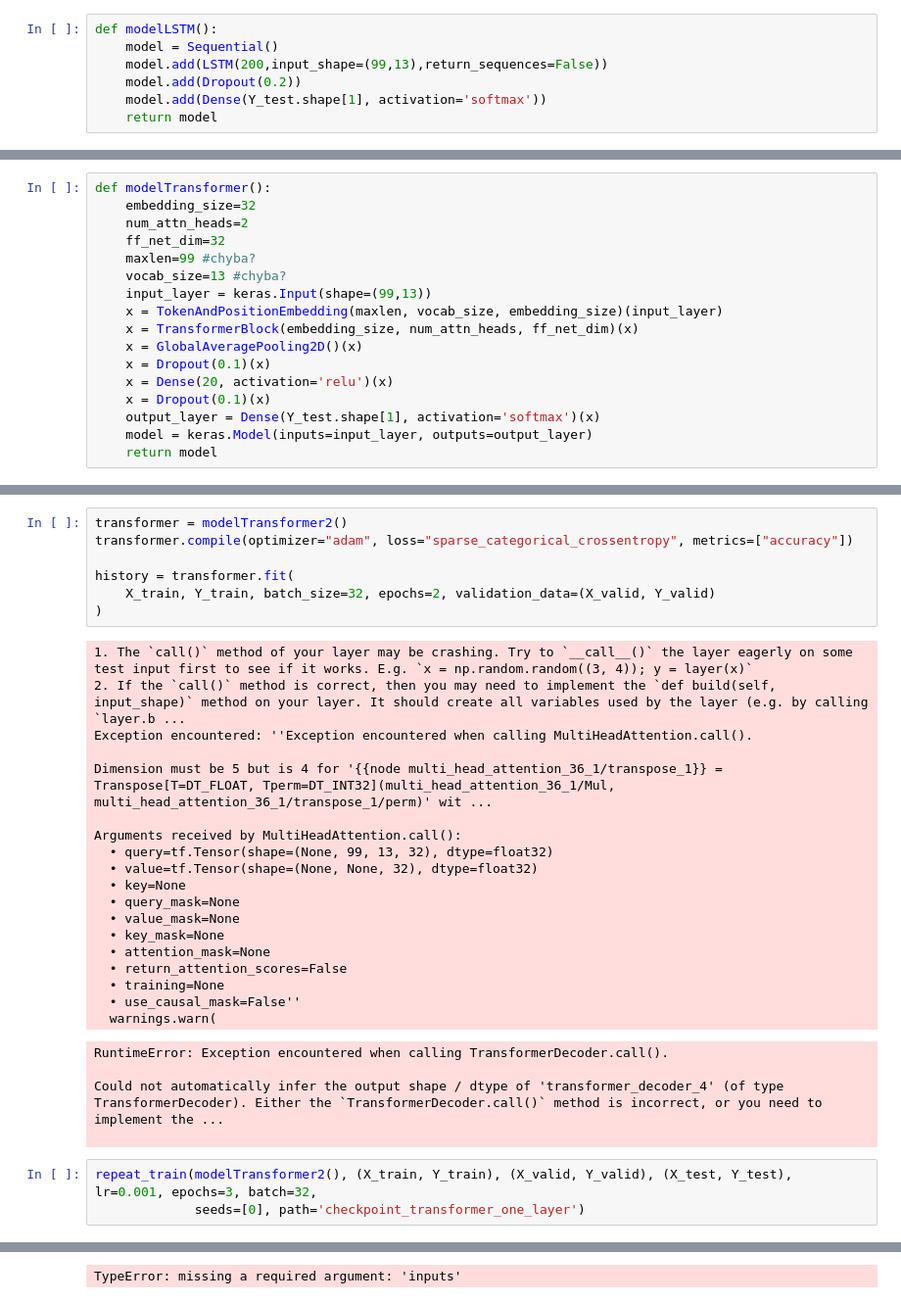
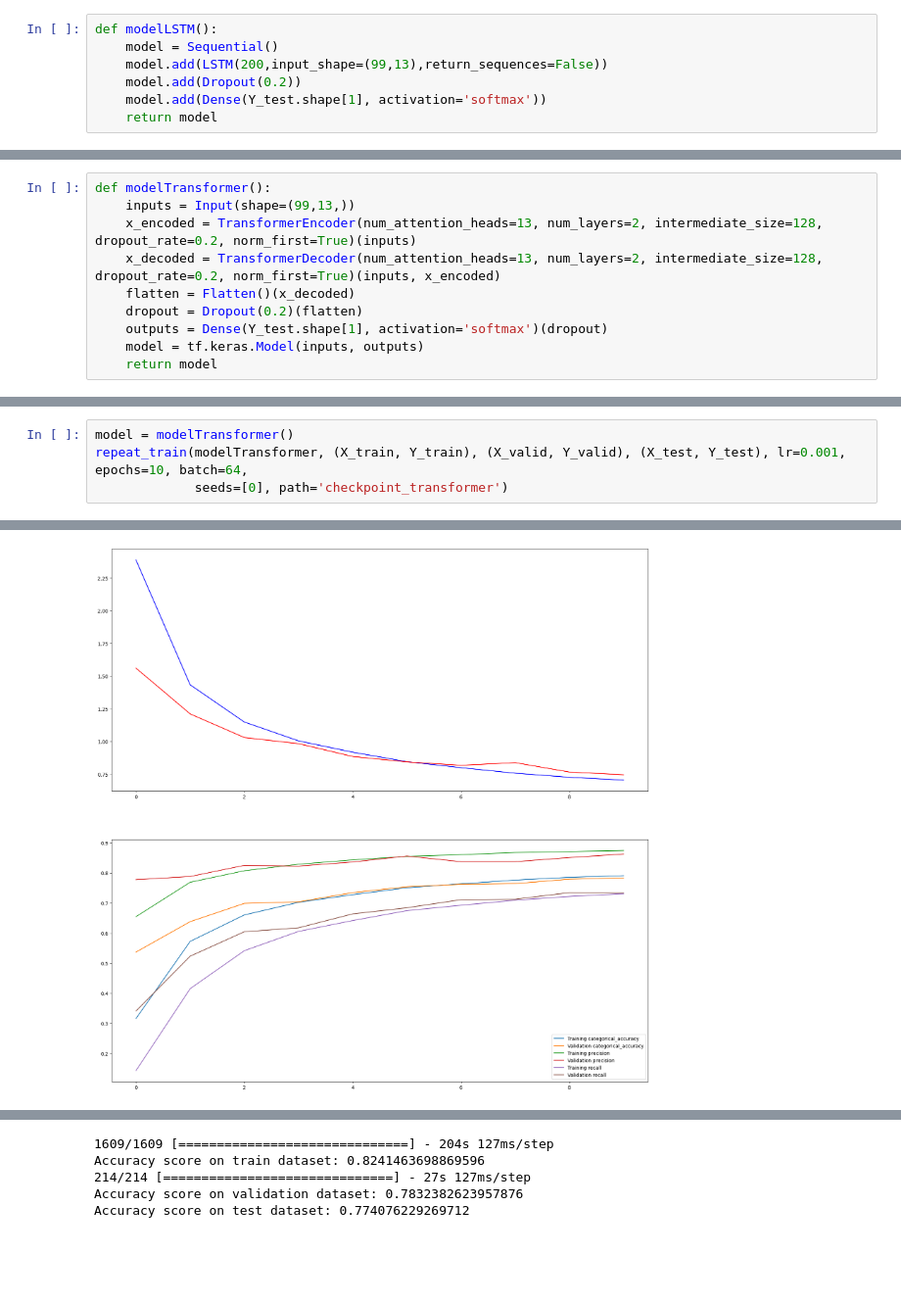
Before and after one commit to pasterzewa/RNN-DL-Project, a Jupyter notebook: Transformers.ipynb, the cells around one changed output, grey strips where cells are left out. Shown at 98% size. Drawn from its saved outputs; the diff is of its cells as text; blank space fills up the shorter version.

Commit message:
dobry transformer
(nie decepticon)

```diff
--- a/Transformers.ipynb
+++ b/Transformers.ipynb
@@ -649,17 +371,0 @@ class TokenAndPositionEmbedding(Layer):
-# %%
-def modelTransformer():
-    embedding_size=32
-    num_attn_heads=2
-    ff_net_dim=32
-    maxlen=99 #chyba?
-    vocab_size=13 #chyba?
-    input_layer = keras.Input(shape=(99,13))
-    x = TokenAndPositionEmbedding(maxlen, vocab_size, embedding_size)(input_layer)
-    x = TransformerBlock(embedding_size, num_attn_heads, ff_net_dim)(x)
-    x = GlobalAveragePooling2D()(x)
-    x = Dropout(0.1)(x)
-    x = Dense(20, activation='relu')(x)
-    x = Dropout(0.1)(x)
-    output_layer = Dense(Y_test.shape[1], activation='softmax')(x)
-    model = keras.Model(inputs=input_layer, outputs=output_layer)
-    return model
@@ -716 +372,11 @@ Shape of X_train reshaped: (51486, 1287)
+# %%
+def modelTransformer():
+    inputs = Input(shape=(99,13,))
+    x_encoded = TransformerEncoder(num_attention_heads=13, num_layers=2, intermediate_size=128, dropout_rate=0.2, norm_first=True)(inputs)
+    x_decoded = TransformerDecoder(num_attention_heads=13, num_layers=2, intermediate_size=128, dropout_rate=0.2, norm_first=True)(inputs, x_encoded)
+    flatten = Flatten()(x_decoded)
+    dropout = Dropout(0.2)(flatten)
+    outputs = Dense(Y_test.shape[1], activation='softmax')(dropout)
+    model = tf.keras.Model(inputs, outputs)
+    return model
 # %%
@@ -844,35 +404,6 @@ def modelTransformer2():
-# %%
-transformer = modelTransformer2()
-transformer.compile(optimizer="adam", loss="sparse_categorical_crossentropy", metrics=["accuracy"])
-
-history = transformer.fit(
-    X_train, Y_train, batch_size=32, epochs=2, validation_data=(X_valid, Y_valid)
-)
-# %% [output]
-1. The `call()` method of your layer may be crashing. Try to `__call__()` the layer eagerly on some test input first to see if it works. E.g. `x = np.random.random((3, 4)); y = layer(x)`
-2. If the `call()` method is correct, then you may need to implement the `def build(self, input_shape)` method on your layer. It should create all variables used by the layer (e.g. by calling `layer.b ...
-Exception encountered: ''Exception encountered when calling MultiHeadAttention.call().
-
-Dimension must be 5 but is 4 for '{{node multi_head_attention_36_1/transpose_1}} = Transpose[T=DT_FLOAT, Tperm=DT_INT32](multi_head_attention_36_1/Mul, multi_head_attention_36_1/transpose_1/perm)' wit ...
-
-Arguments received by MultiHeadAttention.call():
-  • query=tf.Tensor(shape=(None, 99, 13, 32), dtype=float32)
-  • value=tf.Tensor(shape=(None, None, 32), dtype=float32)
-  • key=None
-  • query_mask=None
-  • value_mask=None
-  • key_mask=None
-  • attention_mask=None
-  • return_attention_scores=False
-  • training=None
-  • use_causal_mask=False''
-  warnings.warn(
-RuntimeError: Exception encountered when calling TransformerDecoder.call().
-
-Could not automatically infer the output shape / dtype of 'transformer_decoder_4' (of type TransformerDecoder). Either the `TransformerDecoder.call()` method is incorrect, or you need to implement the ...
-
 # %%
-repeat_train(modelTransformer2(), (X_train, Y_train), (X_valid, Y_valid), (X_test, Y_test), lr=0.001, epochs=3, batch=32,
-             seeds=[0], path='checkpoint_transformer_one_layer')
+model = modelTransformer()
+repeat_train(modelTransformer, (X_train, Y_train), (X_valid, Y_valid), (X_test, Y_test), lr=0.001, epochs=10, batch=64,
+             seeds=[0], path='checkpoint_transformer')
 # %% [output]
 Training with seed 0
@@ -878,0 +426 @@ Training with seed 0
+[figure, added]
@@ -879 +429,5 @@ Training with seed 0
-TypeError: missing a required argument: 'inputs'
+1609/1609 [==============================] - 204s 127ms/step
+Accuracy score on train dataset: 0.8241463698869596
+214/214 [==============================] - 27s 127ms/step
+Accuracy score on validation dataset: 0.7832382623957876
+Accuracy score on test dataset: 0.774076229269712
```
Also changed, not shown: parts of 21 cells of this notebook.
